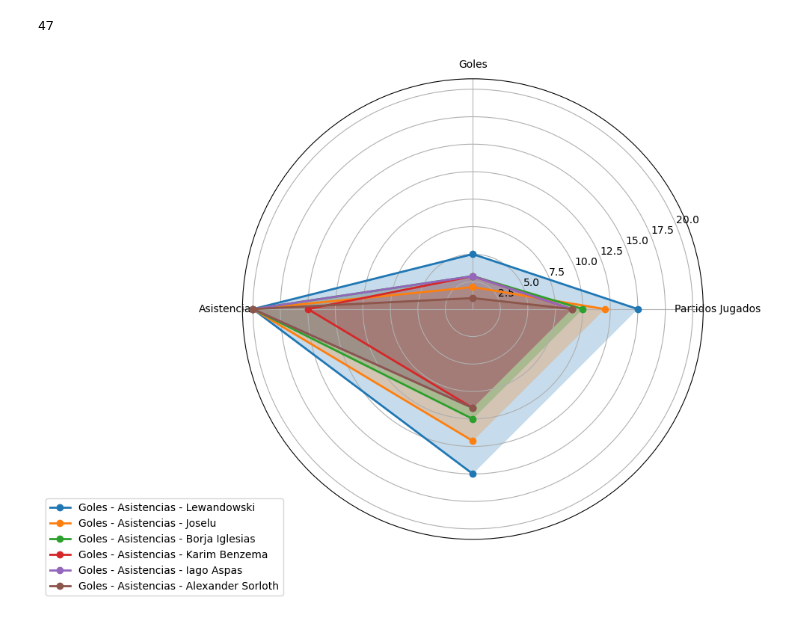
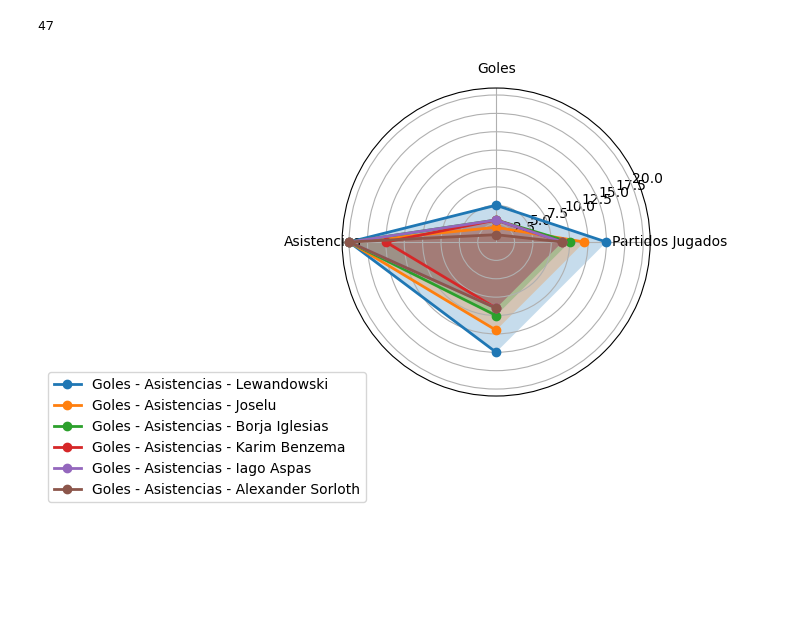
Before and after one commit to Molus13/Proyecto-Final, a Jupyter notebook: La Liga.ipynb, the cells around one changed output. Cells and saved outputs as stored; diff of their text form; code cells hidden in the pictures; blank space fills up the shorter version.

```diff
--- a/La Liga.ipynb
+++ b/La Liga.ipynb
@@ -199,28 +300,28 @@ df.shape[0]
 # %%
 datos_jugadores = [['Lewandowski', [15, 5, 20]],
     ['Joselu', [12, 2, 20]],
     ['Borja Iglesias', [10, 3, 20]],
     ['Karim Benzema', [9, 3, 15]],
     ['Iago Aspas', [9, 3, 20]],
     ['Alexander Sorloth', [9, 1, 20]]
 ]
 
 N = len(datos_jugadores[0][1])
 angles = np.linspace(0, 2*np.pi, N+1, endpoint=False)
 
-fig = plt.figure(figsize=(8, 8))
+fig = plt.figure(figsize=(6, 4))
 
 ax = fig.add_subplot(111, polar=True)
 
 for jugador in datos_jugadores:
     jugador[1] = np.concatenate((jugador[1], [jugador[1][0]]))
 
     ax.plot(angles, jugador[1], 'o-', linewidth=2, label="Goles - Asistencias - " + jugador[0])
     ax.fill(angles, jugador[1], alpha=0.25)
 
 plt.xticks(angles[:-1], ["Partidos Jugados", "Goles", "Asistencias"])
 plt.legend(loc='upper right', bbox_to_anchor=(0.1, 0.1))
 
 plt.show()
 # %% [output]
-[figure, old version]
+[figure, new version]
```
Also changed, not shown: parts of 8 cells of this notebook.
